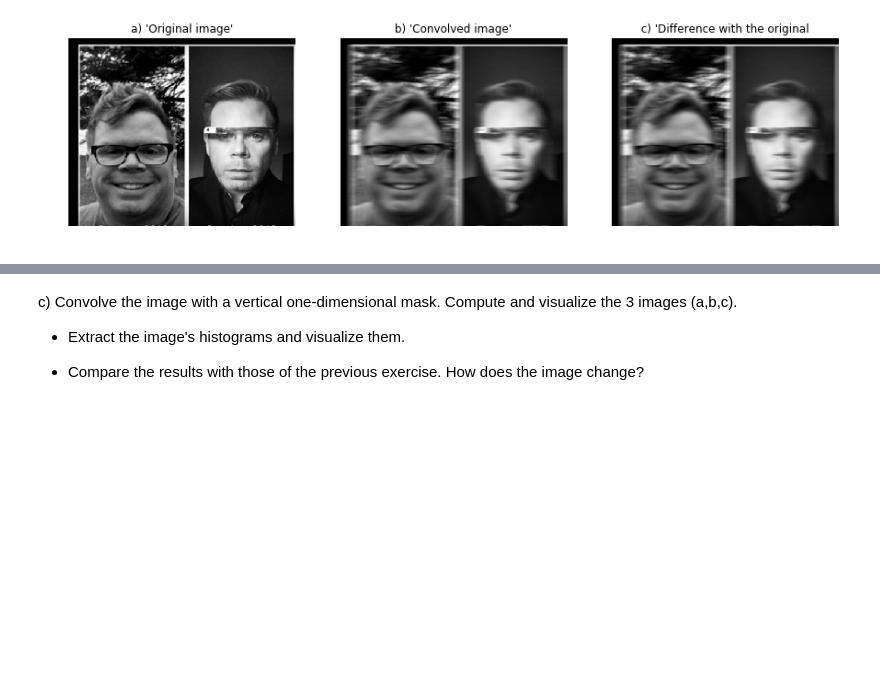
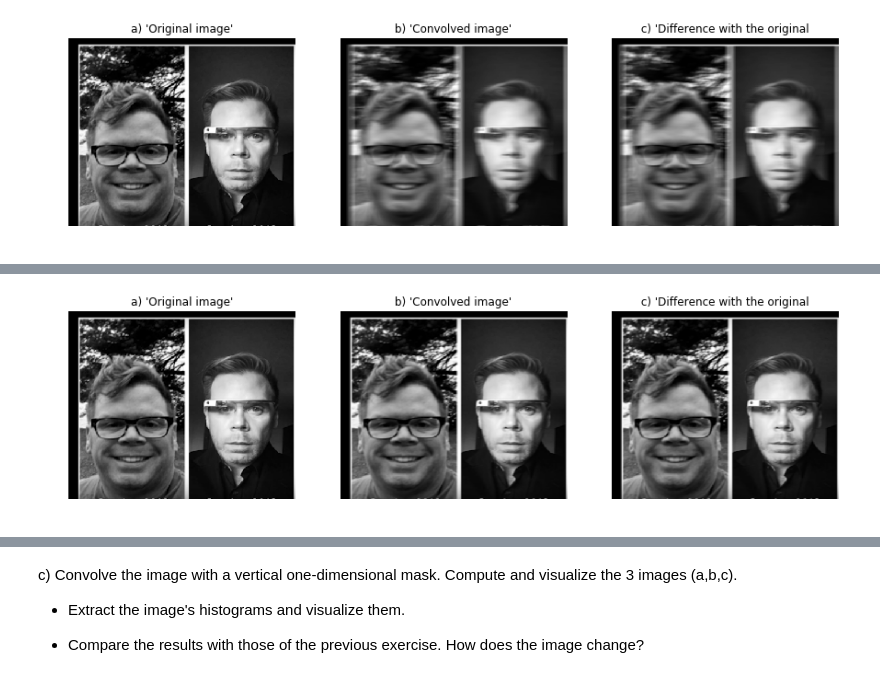
Before and after one commit to thefogui/Practica2Va, a Jupyter notebook: p2.ipynb, the cells around one changed output, grey strips where cells are left out. Saved outputs shown, nothing was run; the diff lists cells and outputs as text; code cells hidden in the pictures; blank space fills up the shorter version.

```diff
--- a/p2.ipynb
+++ b/p2.ipynb
@@ -118,0 +143,14 @@ plt.show()
+# %%
+mask_h1d=[1,1,1,1,1,1,1,1,1,1,1,1,1,1,1]
+h = ndimage.convolve(face, [mask_h1d])
+h = (h - h.min())*((1 -h.min()/(h.max()-h.min())))+h.min()
+r = face - h
+imgs = [face, h, r]
+titles = ["a) 'Original image'", " b) 'Convolved image' ", " c) 'Difference with the original "]
+fig, axs = plt.subplots(nrows=1, ncols=3, figsize=(15, 5))
+for i, ax in zip(range(3), axs):
+    ax.set_title(titles[i])
+    ax.set_axis_off()
+    ax.imshow(imgs[i], cmap="gray")
+plt.imshow(h, cmap="gray")
+plt.show()
@@ -118,0 +159,16 @@ plt.show()
+# %%
+mask_h1d=[1/16, 4/16, 6/16, 4/16, 1/16]
+h = ndimage.convolve(face, [mask_h1d])
+h = (h - h.min())*((1 -h.min()/(h.max()-h.min())))+h.min()
+r = face - h
+imgs = [face, h, r]
+titles = ["a) 'Original image'", " b) 'Convolved image' ", " c) 'Difference with the original "]
+fig, axs = plt.subplots(nrows=1, ncols=3, figsize=(15, 5))
+for i, ax in zip(range(3), axs):
+    ax.set_title(titles[i])
+    ax.set_axis_off()
+    ax.imshow(imgs[i], cmap="gray")
+plt.imshow(h, cmap="gray")
+plt.show()
+# %% [output]
+[figure, added]
```
Also changed, not shown: parts of 10 cells of this notebook.
